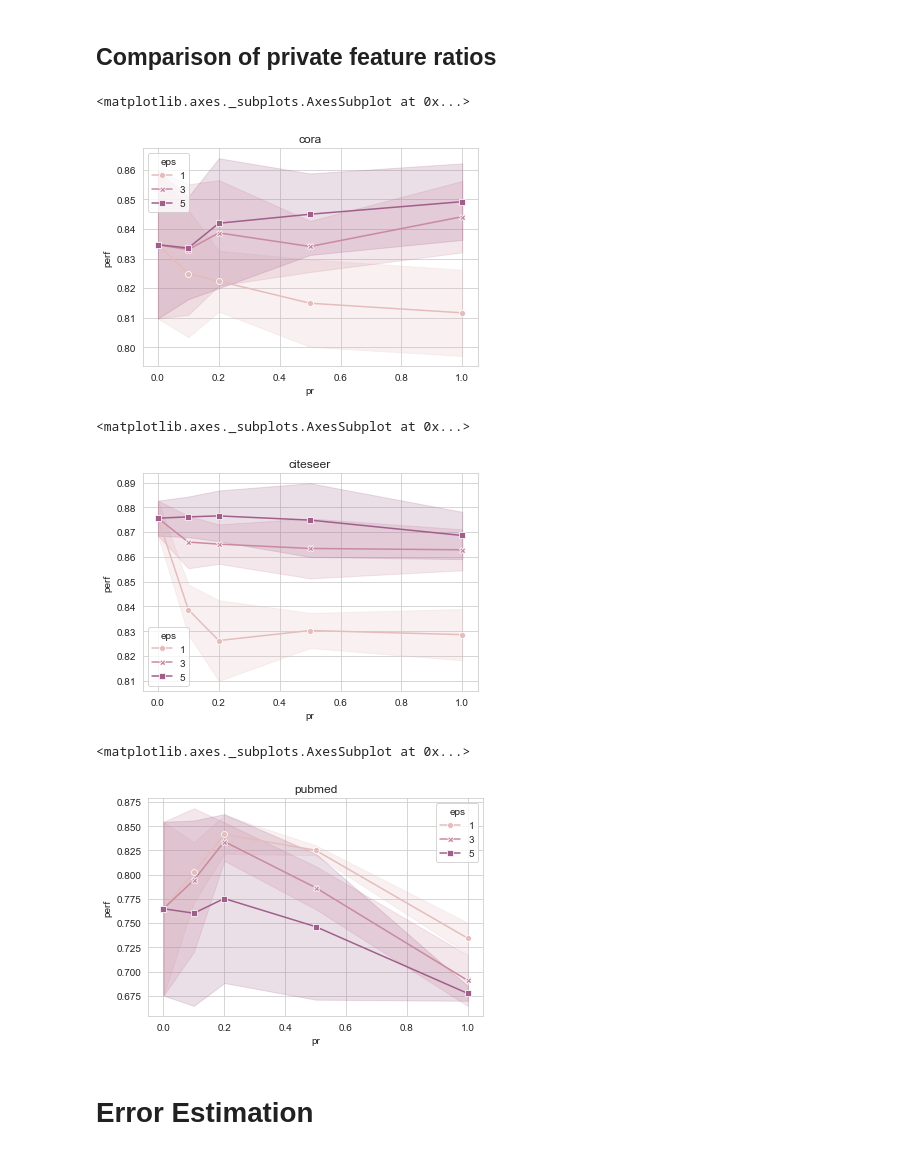
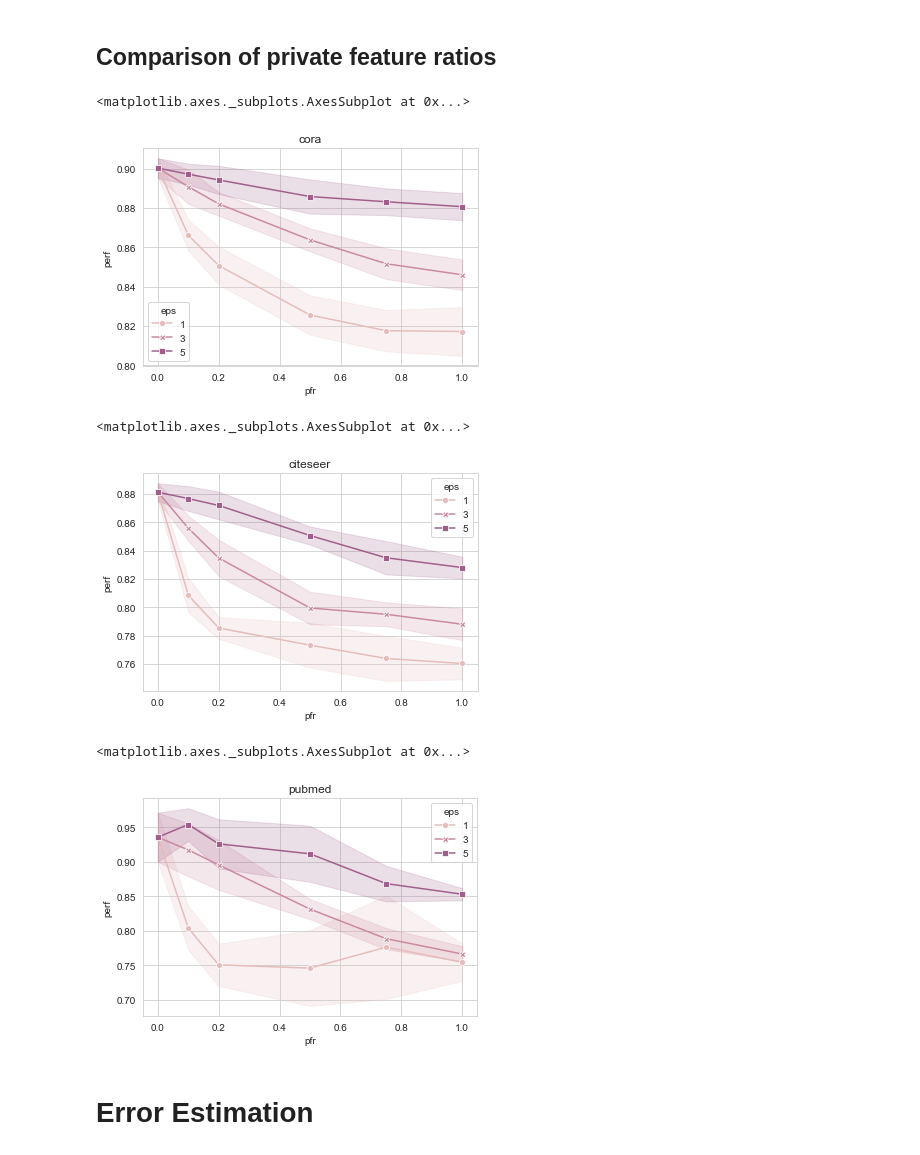
Before and after one commit to sisaman/LPGNN, a Jupyter notebook: visualize.ipynb, the cells around one changed output. Cells and saved outputs as stored; diff of their text form; code cells hidden in the pictures.

```diff
--- a/visualize.ipynb
+++ b/visualize.ipynb
@@ -15,11 +15,12 @@ def explode(df, col, val):
     df[col] = [val] * len(df)
     return df.explode(col)
 
-def load_results(task, dataset):
+def draw_method_results(task, dataset):
     pickles = glob(f'results/{task}_{dataset}*')
-    priv_pkl = pickles.pop(pickles.index(f'results/{task}_{dataset}_gcn_priv.pkl'))
+    model = 'gcn' if task is 'nodeclass' else 'vgae'
+    priv_pkl = pickles.pop(pickles.index(f'results/{task}_{dataset}_{model}_priv.pkl'))
     df_priv = pd.read_pickle(priv_pkl)
-    df_results = df_priv[df_priv['pr'] == 1]
+    df_results = df_priv[(df_priv['pnr'] == 1) & (df_priv['pfr'] == 1)]
     eps_list = df_results['eps'].unique()
 
     for file in pickles:
@@ -28,31 +29,44 @@ def load_results(task, dataset):
         df_results = df_results.append(df, ignore_index=True)
 
     df_results['method'] = df_results['method'].apply(lambda x: x.replace('+void', ''))
-    return df_results
+    ax = sns.lineplot(data=df_results, x='eps', y='perf', hue='method', ci='sd',
+                      markers=True, style='method', dashes=False)
+    ax.set_ylabel('acc')
+    ax.set_title(dataset)
+    return ax
 
-def draw_pr_results(task, dataset):
+def draw_pr_results(task, dataset, x='pnr'):
     eps_list = [1,3,5]
-    df_priv = pd.read_pickle(f'results/{task}_{dataset}_gcn_priv.pkl')
-    df_raw = pd.read_pickle(f'results/{task}_{dataset}_gcn_raw.pkl')
+    model = 'gcn' if task is 'nodeclass' else 'vgae'
+    df_priv = pd.read_pickle(f'results/{task}_{dataset}_{model}_priv.pkl')
+    if x == 'pnr':
+        df_priv = df_priv[df_priv['pfr'] == 1]
+    elif x == 'pfr':
+        df_priv = df_priv[df_priv['pnr'] == 1]
+    df_raw = pd.read_pickle(f'results/{task}_{dataset}_{model}_raw.pkl')
     df_raw = explode(df_raw, 'eps', eps_list)
-    df_result = df_priv.append(df_raw, ignore_index=True)
-    ax = sns.lineplot(data=df_result, x='pr', y='perf', hue='eps', hue_order=eps_list, ci='sd',
+    df = df_priv.append(df_raw, ignore_index=True)
+    ax = sns.lineplot(data=df, x=x, y='perf', hue='eps', hue_order=eps_list, ci='sd',
                      markers=True, style='eps', style_order=eps_list,
                       dashes=False, legend=False)
     ax.legend(labels=eps_list, title='eps')
     ax.set_title(dataset)
     return ax
 
-def draw_error_results(dataset, x='deg', hue='eps'):
+def draw_error_results(dataset, x='deg', hue='eps', **kwargs):
     df = pd.read_pickle(f'results/errorest_{dataset}_gcn_priv.pkl')
-    if x != 'pr':
-        df = df[df['pr'] == 1]
+    if x == 'deg':
+        df = df[(df['pnr'] == 1) & (df['pfr'] == 1)]
+    elif x == 'pnr':
+        df = df[df['pfr'] == 1]
+    elif x == 'pfr':
+        df = df[df['pnr'] == 1]
     eps_list = df['eps'].unique()
     if hue == 'eps':
         df['eps'] = df['eps'].apply(lambda x: f'ε={x}')
     df = df.explode('perf')
     df[['err','deg']] = pd.DataFrame(df['perf'].tolist(),index=df.index)
-    ax = sns.lineplot(data=df, x=x, y='err', hue=hue, ci='sd', legend=False)
+    ax = sns.lineplot(data=df, x=x, y='err', hue=hue, ci='sd', legend=False, **kwargs)
     ax.set_title(dataset)
     if hue: ax.legend(labels=eps_list, title='eps')
     return ax
@@ -152,17 +186,17 @@ Text(0.5, 1.0, 'pubmed')
 # %% [markdown]
 ## Comparison of private feature ratios
 # %%
-draw_pr_results('linkpred', 'cora')
+draw_pr_results('linkpred', 'cora', 'pfr')
 # %% [output]
 <matplotlib.axes._subplots.AxesSubplot at 0x...>
-[figure, old version]
+[figure, new version]
 # %%
-draw_pr_results('linkpred', 'citeseer')
+draw_pr_results('linkpred', 'citeseer', 'pfr')
 # %% [output]
 <matplotlib.axes._subplots.AxesSubplot at 0x...>
-[figure, old version]
+[figure, new version]
 # %%
-draw_pr_results('linkpred', 'pubmed')
+draw_pr_results('linkpred', 'pubmed', 'pfr')
 # %% [output]
 <matplotlib.axes._subplots.AxesSubplot at 0x...>
-[figure, old version]
+[figure, new version]
```
Also changed, not shown: parts of 65 cells of this notebook.
